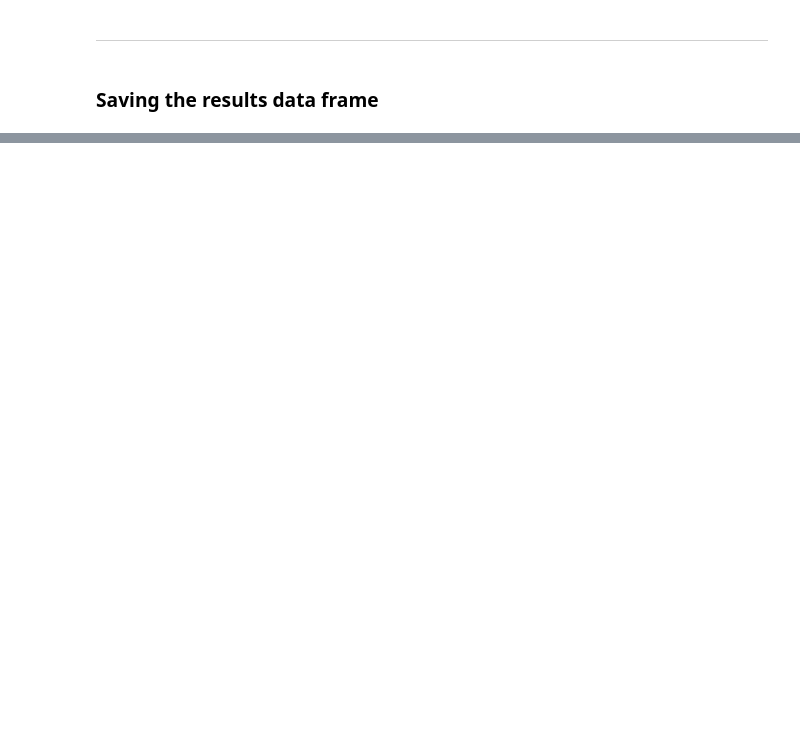
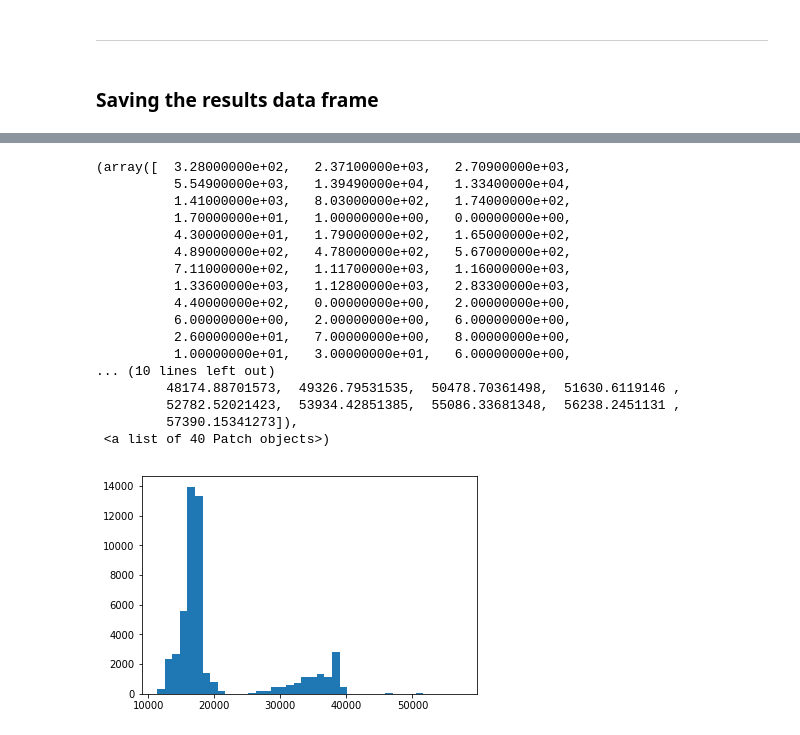
Before and after one commit to rucoma/KSCHOOL_TFM_Used_Cars_Price, a Jupyter notebook: src/Modelization.ipynb, the cells around one changed output, grey strips where cells are left out. Saved outputs shown, nothing was run; the diff lists cells and outputs as text; code cells hidden in the pictures; blank space fills up the shorter version.

```diff
--- a/src/Modelization.ipynb
+++ b/src/Modelization.ipynb
@@ -783,0 +636,23 @@ modelizationResults.to_csv(path_or_buf='../output/modelizationResults.csv')
+# %%
+y_RF = bestRandomForest.predict(X_test)
+y_RF
+plt.hist(y_RF, bins=40)
+# %% [output]
+(array([  3.28000000e+02,   2.37100000e+03,   2.70900000e+03,
+          5.54900000e+03,   1.39490000e+04,   1.33400000e+04,
+          1.41000000e+03,   8.03000000e+02,   1.74000000e+02,
+          1.70000000e+01,   1.00000000e+00,   0.00000000e+00,
+          4.30000000e+01,   1.79000000e+02,   1.65000000e+02,
+          4.89000000e+02,   4.78000000e+02,   5.67000000e+02,
+          7.11000000e+02,   1.11700000e+03,   1.16000000e+03,
+          1.33600000e+03,   1.12800000e+03,   2.83300000e+03,
+          4.40000000e+02,   0.00000000e+00,   2.00000000e+00,
+          6.00000000e+00,   2.00000000e+00,   6.00000000e+00,
+          2.60000000e+01,   7.00000000e+00,   8.00000000e+00,
+          1.00000000e+01,   3.00000000e+01,   6.00000000e+00,
+... (10 lines left out)
+         48174.88701573,  49326.79531535,  50478.70361498,  51630.6119146 ,
+         52782.52021423,  53934.42851385,  55086.33681348,  56238.2451131 ,
+         57390.15341273]),
+ <a list of 40 Patch objects>)
+[figure, added]
```
Also changed, not shown: parts of 70 cells of this notebook, 7 other files.
